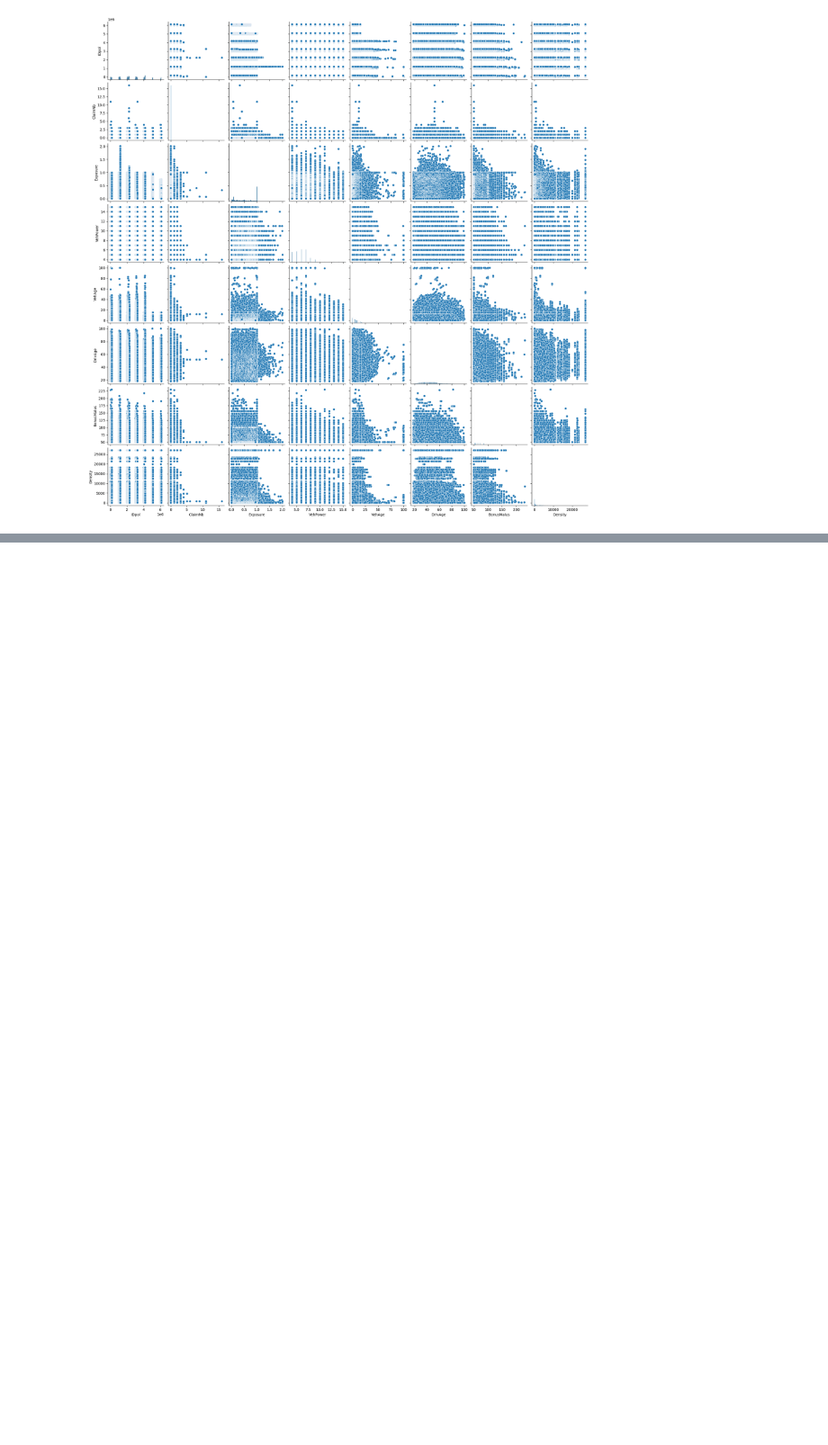
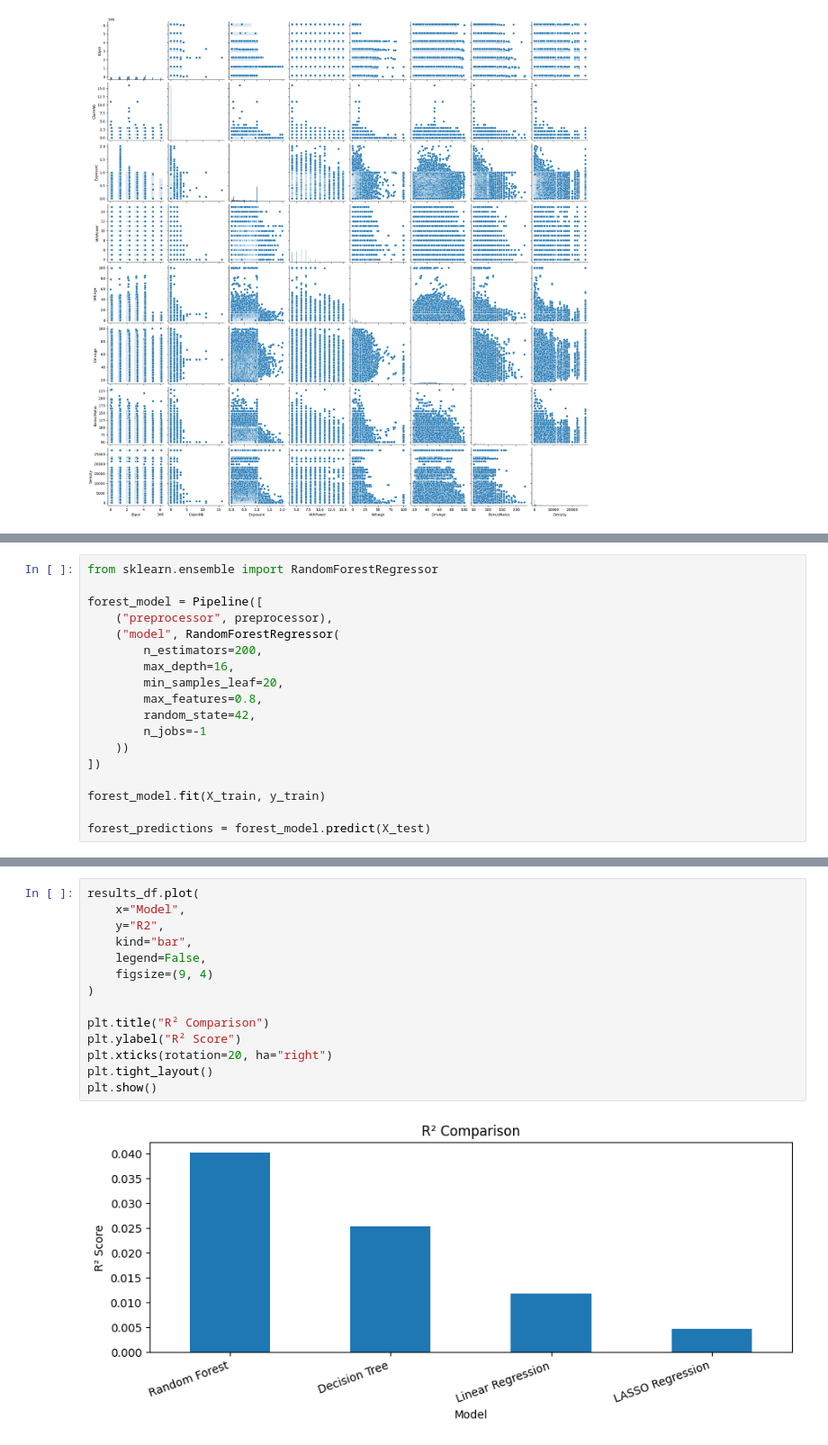
Before and after one commit to m7m84/CS412_project, a Jupyter notebook: Car_Insurance_Pricing_System.ipynb, the cells around one changed output, grey strips where cells are left out. Shown at 90% size. Saved outputs shown, nothing was run; the diff lists cells and outputs as text; blank space fills up the shorter version.

```diff
--- a/Car_Insurance_Pricing_System.ipynb
+++ b/Car_Insurance_Pricing_System.ipynb
@@ -54,0 +156,18 @@ sns.pairplot(df)
+# %%
+from sklearn.ensemble import RandomForestRegressor
+
+forest_model = Pipeline([
+    ("preprocessor", preprocessor),
+    ("model", RandomForestRegressor(
+        n_estimators=200,
+        max_depth=16,
+        min_samples_leaf=20,
+        max_features=0.8,
+        random_state=42,
+        n_jobs=-1
+    ))
+])
+
+forest_model.fit(X_train, y_train)
+
+forest_predictions = forest_model.predict(X_test)
@@ -54,0 +229,16 @@ sns.pairplot(df)
+# %%
+results_df.plot(
+    x="Model",
+    y="R2",
+    kind="bar",
+    legend=False,
+    figsize=(9, 4)
+)
+
+plt.title("R² Comparison")
+plt.ylabel("R² Score")
+plt.xticks(rotation=20, ha="right")
+plt.tight_layout()
+plt.show()
+# %% [output]
+[figure, added]
```
Also changed, not shown: parts of 14 cells of this notebook.
